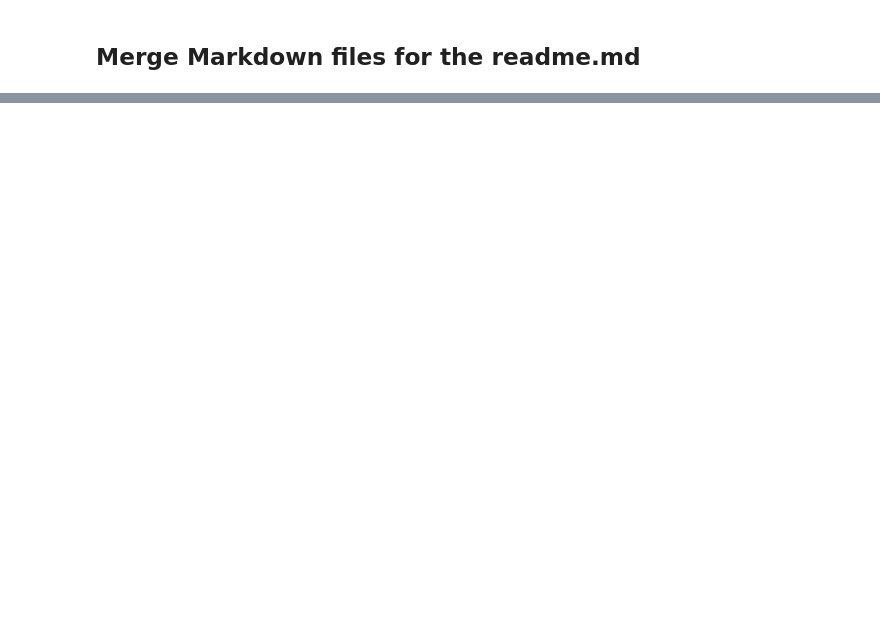
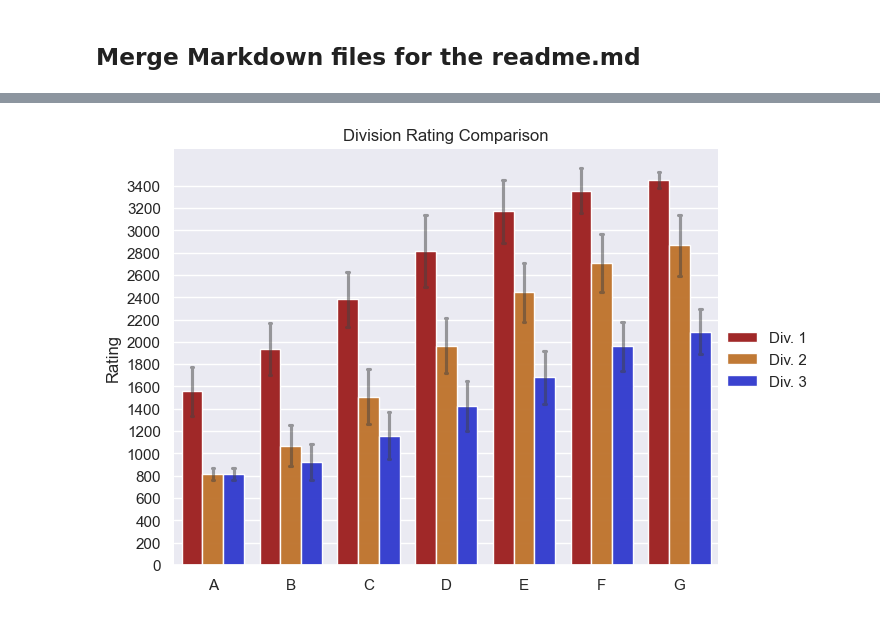
Before and after one commit to Gholamrezadar/codeforces-problem-categorizer, a Jupyter notebook: extract_cf_questions.ipynb, the cells around one changed output, grey strips where cells are left out. Saved outputs shown, nothing was run; the diff lists cells and outputs as text; code cells hidden in the pictures; blank space fills up the shorter version.

```diff
--- a/extract_cf_questions.ipynb
+++ b/extract_cf_questions.ipynb
@@ -255,0 +344,32 @@ with open(output_file, "w") as outfile:
+# %%
+div_1_df_100["division"] = "Div. 1"
+div_2_df_100["division"] = "Div. 2"
+div_3_df_100["division"] = "Div. 3"
+combined_df_100 = pd.concat([div_1_df_100, div_2_df_100, div_3_df_100], axis=0)
+# %%
+# remove questions with CombinedIndex G
+combined_df_100 = combined_df_100[combined_df_100['CombinedIndex'] != 'H']
+# %%
+def plot_rating_div_comparison(df, title):
+
+    custom_palette = ["#B31111FF", "#D8761AFF", "#1D2AE9FF"]
+
+    g = sns.catplot(
+        data=df, kind="bar",
+        x="CombinedIndex", y="Rating", hue="division", palette=custom_palette,
+        capsize=0.1,
+        err_kws={"alpha": 0.5},
+        errorbar="sd", alpha=.99, height=5, aspect=1.3,
+    )
+    g.despine(left=True)
+    g.set_axis_labels("", "Rating")
+    g.legend.set_title("")
+    import numpy as np
+    plt.yticks(np.arange(0, 3600, step=200))
+    plt.title(title)
+    plt.show()
+
+
+plot_rating_div_comparison(combined_df_100.reset_index(), "Division Rating Comparison")
+# %% [output]
+[figure, added]
```
Also changed, not shown: parts of 9 cells of this notebook, 5 other files.
